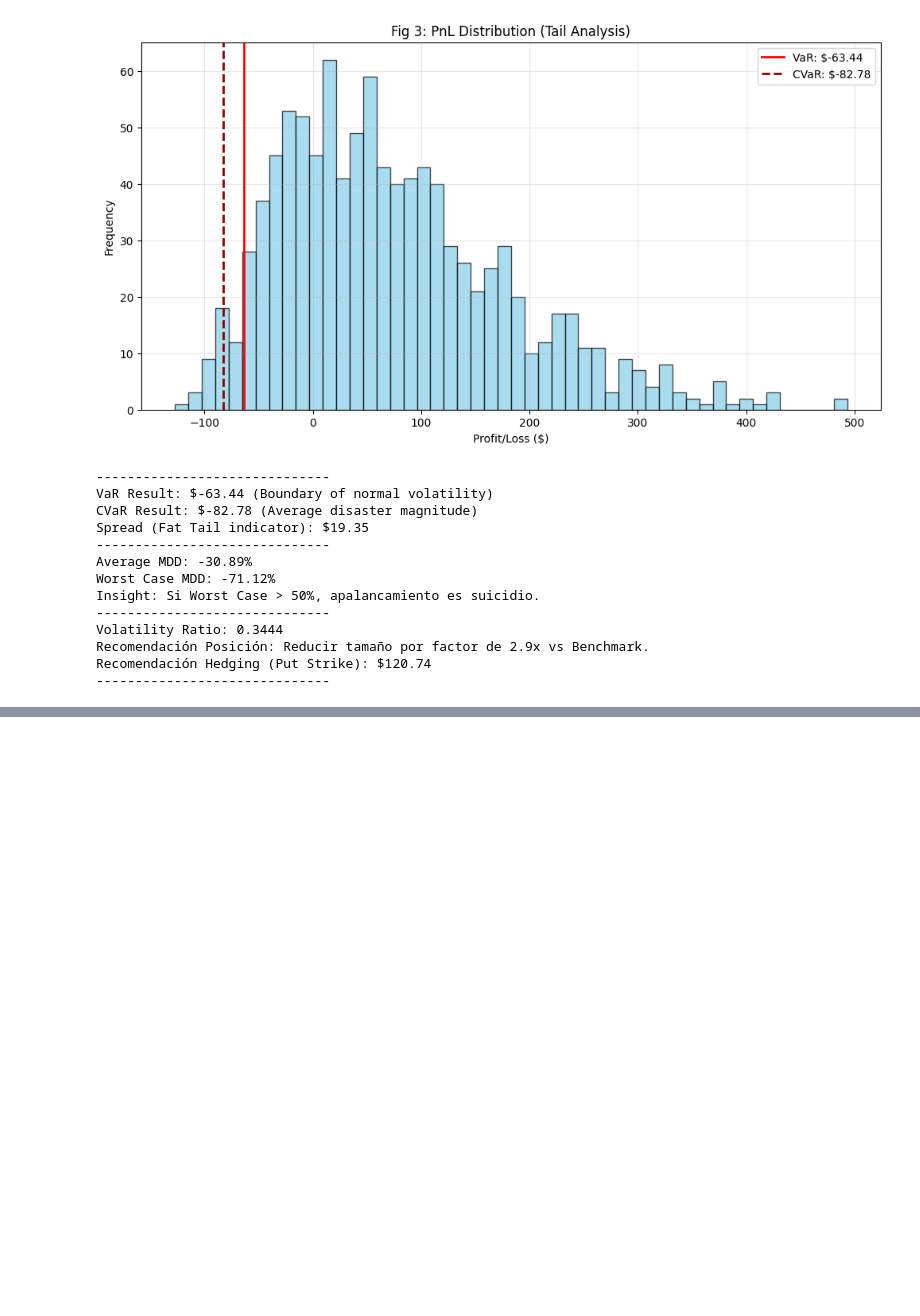
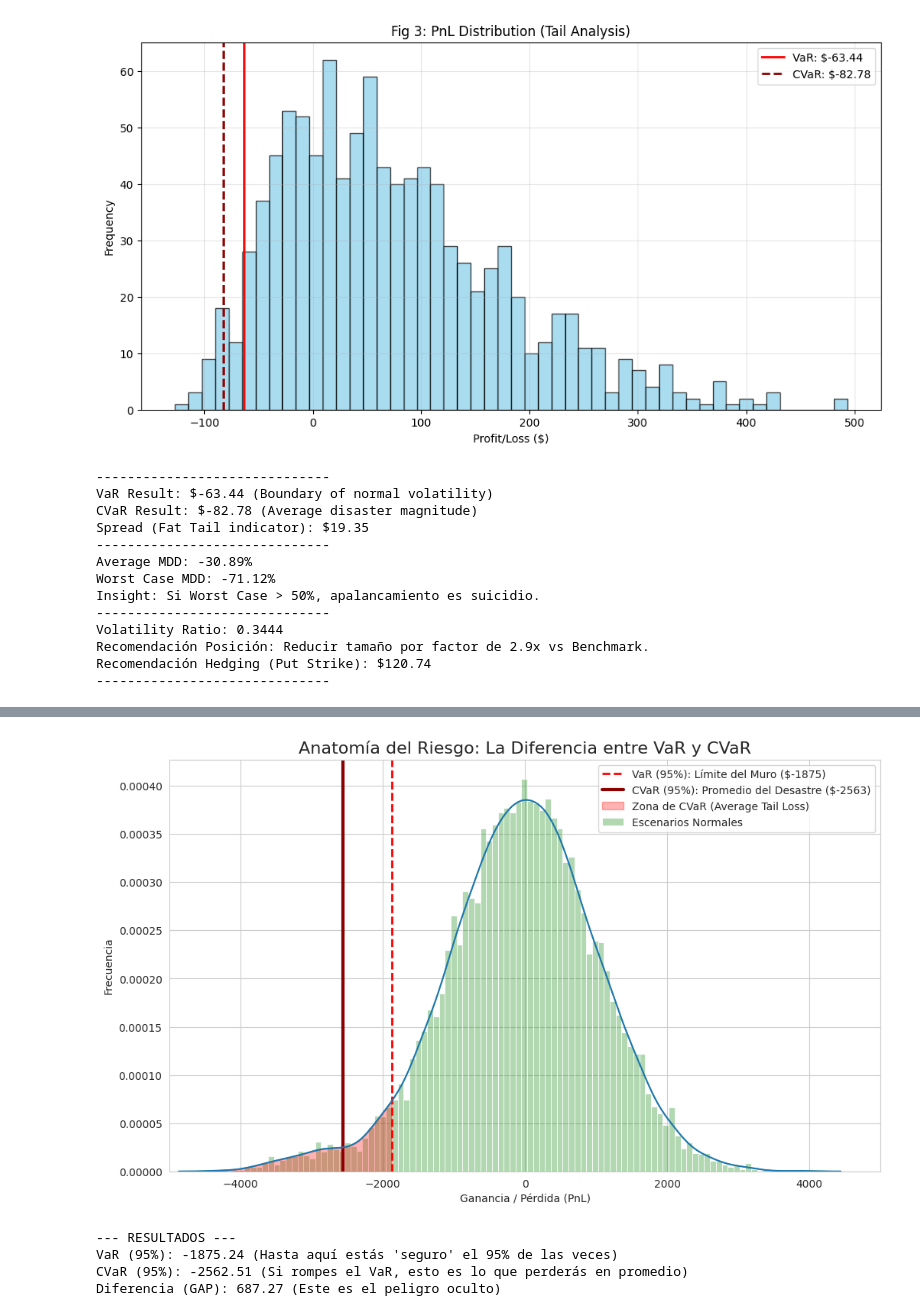
Before and after one commit to Alfonso-Jesus-Garcia-Moya/Value_at_Risk_GBM_MONTERCARLO_volatility_Diferencial, a Jupyter notebook: RISK_MODELING_ENGINE_LEVERAGE_MONTE_CARLO_SIMULATION,_GEOMETRIC_BROWNIAN_MOTION.ipynb, the cells around one changed output, grey strips where cells are left out. Drawn from its saved outputs; the diff is of its cells as text; code cells hidden in the pictures; blank space fills up the shorter version.

```diff
--- a/RISK_MODELING_ENGINE_LEVERAGE_MONTE_CARLO_SIMULATION,_GEOMETRIC_BROWNIAN_MOTION.ipynb
+++ b/RISK_MODELING_ENGINE_LEVERAGE_MONTE_CARLO_SIMULATION,_GEOMETRIC_BROWNIAN_MOTION.ipynb
@@ -630,0 +973,69 @@ Recomendación Hedging (Put Strike): $120.74
+# %%
+import numpy as np
+import matplotlib.pyplot as plt
+import seaborn as sns
+from scipy.stats import norm
+
+# Configuración
+sns.set_style("whitegrid")
+plt.rcParams['figure.figsize'] = [12, 6]
+
+def plot_var_cvar_anatomy():
+    # 1. Generamos datos ficticios (Simulación de PnL)
+    # Usamos una distribución normal pero le agregamos una "cola gorda" negativa
+    # para simular un activo volátil como PLTR
+    np.random.seed(42)
+    normal_data = np.random.normal(0, 1000, 10000) # Parte normal
+    crash_data = np.random.normal(-3000, 500, 200) # Eventos de cisne negro (Cola)
+    pnl_data = np.concatenate([normal_data, crash_data])
+
+    # 2. Cálculos Manuales (Lo que hace el motor por detrás)
+    confianza = 0.95
+    percentil = (1 - confianza) * 100
+
+    # VaR: El punto de corte exacto
+    var_value = -np.percentile(pnl_data, percentil)
+    # (Nota: Se usa negativo para representarlo como pérdida en el eje, pero aquí graficamos PnL directo)
+    var_threshold = np.percentile(pnl_data, percentil) # El número negativo real (ej: -1500)
+
+    # CVaR: El promedio de todo lo que está a la izquierda del VaR
+    cola_izquierda = pnl_data[pnl_data < var_threshold]
+    cvar_value = np.mean(cola_izquierda) # Promedio de los desastres
+
+    # 3. Graficar
+    plt.figure(figsize=(12, 7))
+
+    # Histograma de todos los datos
+    sns.histplot(pnl_data, bins=100, color="green", alpha=0.3, label="Escenarios Normales", stat="density")
+    sns.kdeplot(pnl_data, color="green", linewidth=1)
+
+    # ZONA DE PÉRDIDA (La Cola)
+    plt.axvline(var_threshold, color='red', linestyle='--', linewidth=2, label=f'VaR (95%): Límite del Muro (${var_threshold:.0f})')
+    plt.axvline(cvar_value, color='darkred', linestyle='-', linewidth=3, label=f'CVaR (95%): Promedio del Desastre (${cvar_value:.0f})')
+
+    # Sombrear el área del CVaR (Lo que promediamos)
+    # Esto muestra visualmente qué datos entran al CVaR
+    kde_x, kde_y = sns.kdeplot(pnl_data).get_lines()[0].get_data()
+    plt.fill_between(kde_x, kde_y, where=(kde_x < var_threshold), color='red', alpha=0.3, label="Zona de CVaR (Average Tail Loss)")
+
+    # Anotaciones
+    plt.title("Anatomía del Riesgo: La Diferencia entre VaR y CVaR", fontsize=16)
+    plt.xlabel("Ganancia / Pérdida (PnL)")
+    plt.ylabel("Frecuencia")
+    plt.legend()
+    plt.xlim(-5000, 5000) # Enfocar en la zona de acción
+    plt.show()
+
+    print(f"--- RESULTADOS ---")
+    print(f"VaR (95%): {var_threshold:.2f} (Hasta aquí estás 'seguro' el 95% de las veces)")
+    print(f"CVaR (95%): {cvar_value:.2f} (Si rompes el VaR, esto es lo que perderás en promedio)")
+    print(f"Diferencia (GAP): {abs(var_threshold - cvar_value):.2f} (Este es el peligro oculto)")
+
+if __name__ == "__main__":
+    plot_var_cvar_anatomy()
+# %% [output]
+[figure, added]
+--- RESULTADOS ---
+VaR (95%): -1875.24 (Hasta aquí estás 'seguro' el 95% de las veces)
+CVaR (95%): -2562.51 (Si rompes el VaR, esto es lo que perderás en promedio)
+Diferencia (GAP): 687.27 (Este es el peligro oculto)
```
Also changed, not shown: parts of 3 cells of this notebook.
